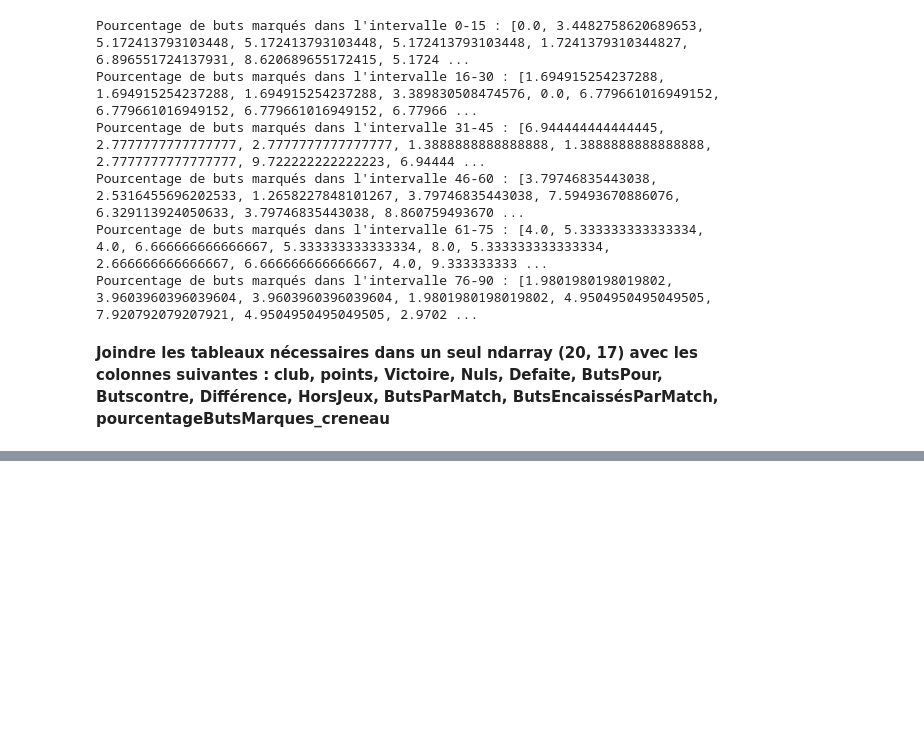
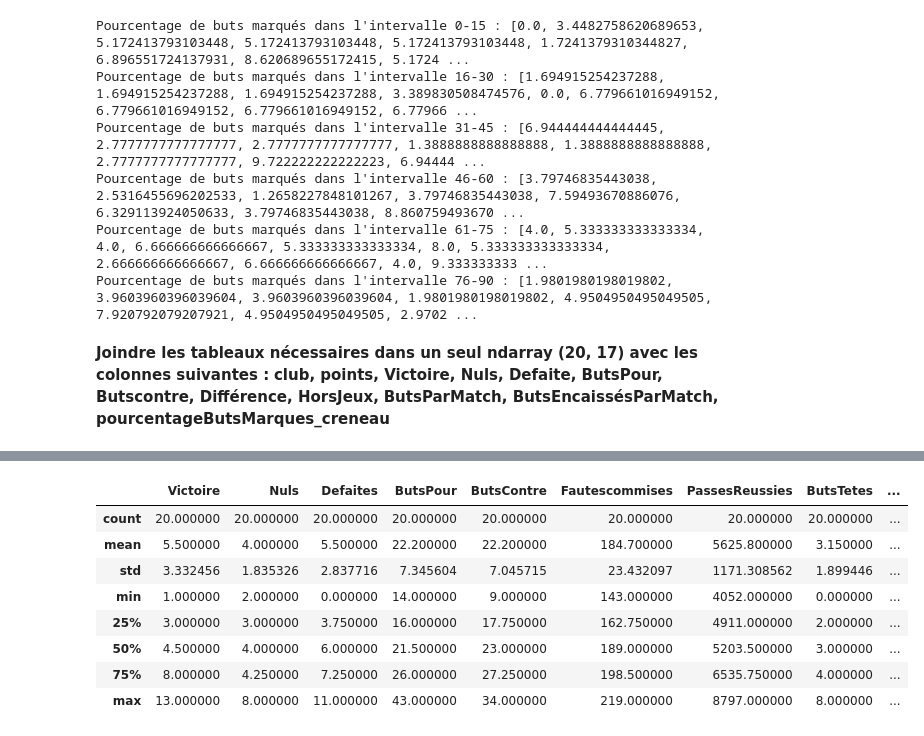
Before and after one commit to olamineZakaria/Satistique-with-python, a Jupyter notebook: Statistique.ipynb, the cells around one changed output, grey strips where cells are left out. Saved outputs shown, nothing was run; the diff lists cells and outputs as text; code cells hidden in the pictures; blank space fills up the shorter version.

```diff
--- a/Statistique.ipynb
+++ b/Statistique.ipynb
@@ -406,0 +454,6 @@ Pourcentage de buts marqués dans l'intervalle 76-90 : [1.9801980198019802, 3.96
+# %%
+our_data = ['equipe','ButsPour','ButsContre','points']
+df['points'] = points
+newdf = df[our_data]
+
+newdf.to_csv('equipe_ligue1.csv',index=False)
@@ -406,0 +482,12 @@ Pourcentage de buts marqués dans l'intervalle 76-90 : [1.9801980198019802, 3.96
+# %%
+df.describe()
+# %% [output]
+|  | Victoire | Nuls | Defaites | ButsPour | ButsContre | Fautescommises | PassesReussies | ButsTetes | ... |
+| count | 20.000000 | 20.000000 | 20.000000 | 20.000000 | 20.000000 | 20.000000 | 20.000000 | 20.000000 | ... |
+| mean | 5.500000 | 4.000000 | 5.500000 | 22.200000 | 22.200000 | 184.700000 | 5625.800000 | 3.150000 | ... |
+| std | 3.332456 | 1.835326 | 2.837716 | 7.345604 | 7.045715 | 23.432097 | 1171.308562 | 1.899446 | ... |
+| min | 1.000000 | 2.000000 | 0.000000 | 14.000000 | 9.000000 | 143.000000 | 4052.000000 | 0.000000 | ... |
+| 25% | 3.000000 | 3.000000 | 3.750000 | 16.000000 | 17.750000 | 162.750000 | 4911.000000 | 2.000000 | ... |
+| 50% | 4.500000 | 4.000000 | 6.000000 | 21.500000 | 23.000000 | 189.000000 | 5203.500000 | 3.000000 | ... |
+| 75% | 8.000000 | 4.250000 | 7.250000 | 26.000000 | 27.250000 | 198.500000 | 6535.750000 | 4.000000 | ... |
+| max | 13.000000 | 8.000000 | 11.000000 | 43.000000 | 34.000000 | 219.000000 | 8797.000000 | 8.000000 | ... |
```
Also changed, not shown: parts of 8 cells of this notebook, 1 other file.
